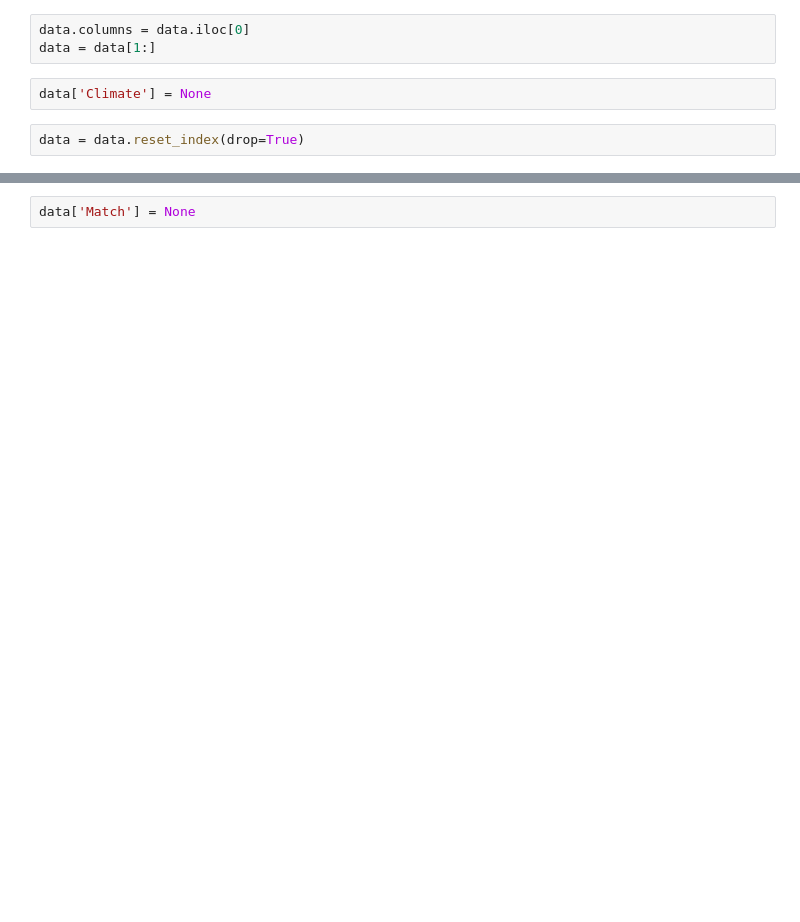
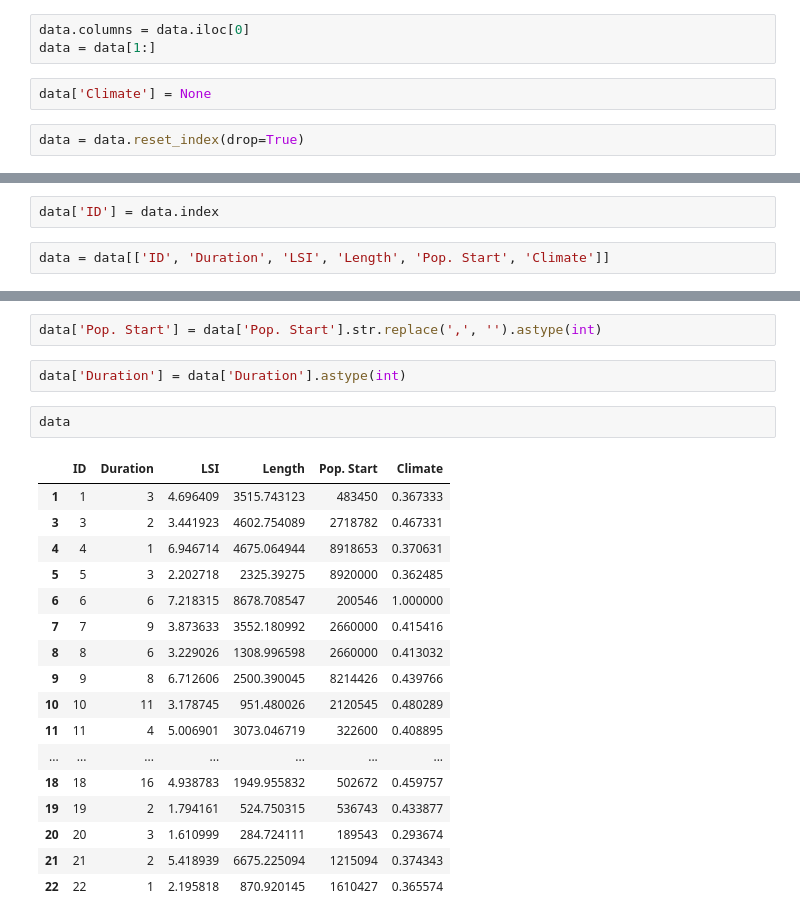
Before and after one commit to thomaslu678/Praxis-Lab-25-26, a Jupyter notebook: clean/18_Similarity_Score.ipynb, the cells around one changed output, grey strips where cells are left out. Saved outputs shown, nothing was run; the diff lists cells and outputs as text; blank space fills up the shorter version.

```diff
--- a/clean/18_Similarity_Score.ipynb
+++ b/clean/18_Similarity_Score.ipynb
@@ -384,0 +615,4 @@ data
+# %%
+data['ID'] = data.index
+# %%
+data = data[['ID', 'Duration', 'LSI', 'Length', 'Pop. Start', 'Climate']]
@@ -385,2 +644,24 @@ data
+# %%
+data['Pop. Start'] = data['Pop. Start'].str.replace(',', '').astype(int)
+# %%
+data['Duration'] = data['Duration'].astype(int)
 # %%
-data['Match'] = None
+data
+# %% [output]
+|  | ID | Duration | LSI | Length | Pop. Start | Climate |
+| 1 | 1 | 3 | 4.696409 | 3515.743123 | 483450 | 0.367333 |
+| 3 | 3 | 2 | 3.441923 | 4602.754089 | 2718782 | 0.467331 |
+| 4 | 4 | 1 | 6.946714 | 4675.064944 | 8918653 | 0.370631 |
+| 5 | 5 | 3 | 2.202718 | 2325.39275 | 8920000 | 0.362485 |
+| 6 | 6 | 6 | 7.218315 | 8678.708547 | 200546 | 1.000000 |
+| 7 | 7 | 9 | 3.873633 | 3552.180992 | 2660000 | 0.415416 |
+| 8 | 8 | 6 | 3.229026 | 1308.996598 | 2660000 | 0.413032 |
+| 9 | 9 | 8 | 6.712606 | 2500.390045 | 8214426 | 0.439766 |
+| 10 | 10 | 11 | 3.178745 | 951.480026 | 2120545 | 0.480289 |
+| 11 | 11 | 4 | 5.006901 | 3073.046719 | 322600 | 0.408895 |
+| ... | ... | ... | ... | ... | ... | ... |
+| 18 | 18 | 16 | 4.938783 | 1949.955832 | 502672 | 0.459757 |
+| 19 | 19 | 2 | 1.794161 | 524.750315 | 536743 | 0.433877 |
+| 20 | 20 | 3 | 1.610999 | 284.724111 | 189543 | 0.293674 |
+| 21 | 21 | 2 | 5.418939 | 6675.225094 | 1215094 | 0.374343 |
+| 22 | 22 | 1 | 2.195818 | 870.920145 | 1610427 | 0.365574 |
```
Also changed, not shown: parts of 72 cells of this notebook.
